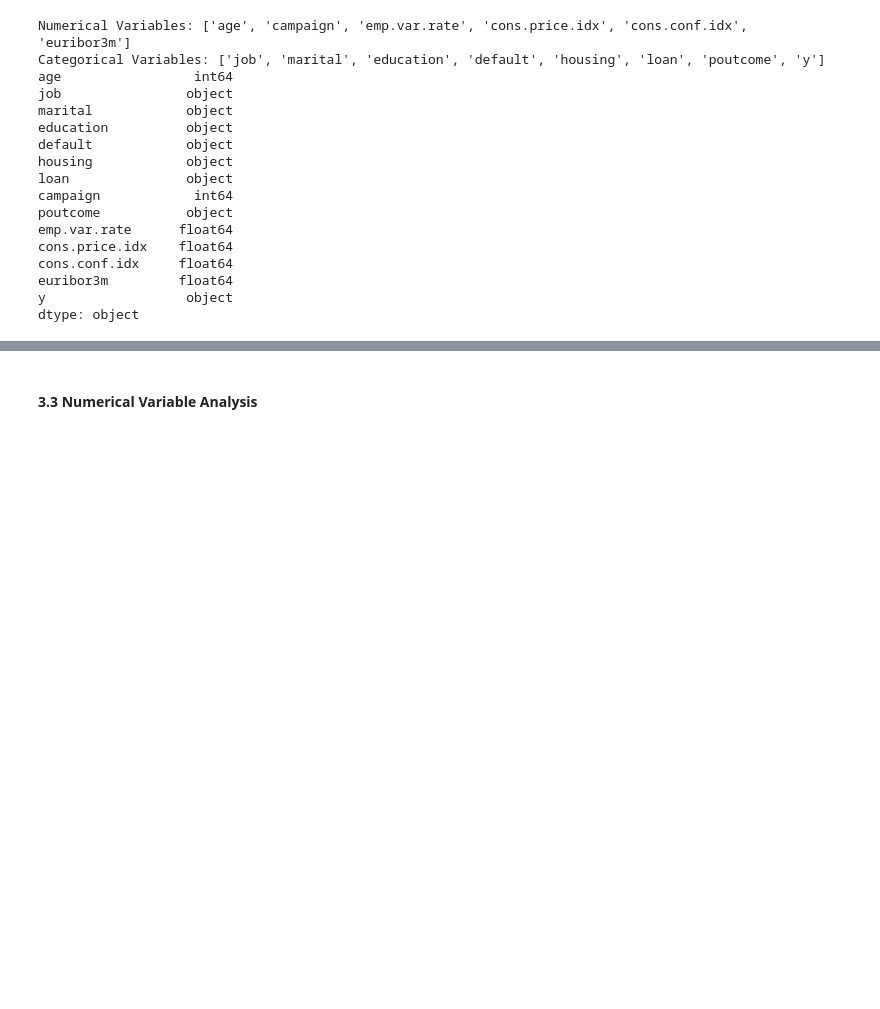
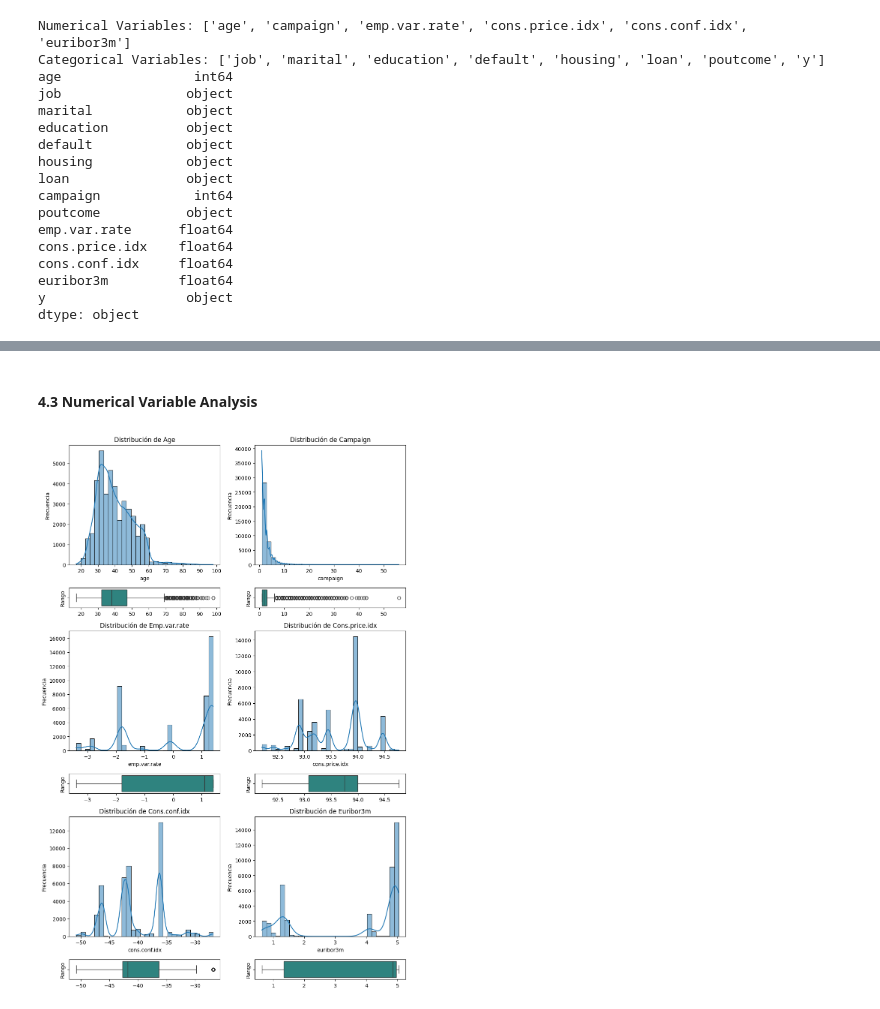
Before and after one commit to 4GeeksAcademy/logistic-regresion, a Jupyter notebook: src/explore.ipynb, the cells around one changed output, grey strips where cells are left out. Saved outputs shown, nothing was run; the diff lists cells and outputs as text; code cells hidden in the pictures; blank space fills up the shorter version.

```diff
--- a/src/explore.ipynb
+++ b/src/explore.ipynb
@@ -150,2 +168,55 @@ histplot(categorical_variables, cleaned_data, axis)
 # %% [markdown]
-#### 3.3 Numerical Variable Analysis
+#### 4.3 Numerical Variable Analysis
+# %%
+def numerical_plot(columns: list[str], data: pd.DataFrame):
+    num_variables = len(columns)
+    ncols = 2
+
+    total_rows_for_plots = math.ceil(num_variables / ncols) * 2
+
+    height_ratios = [6 if i % 2 == 0 else 1 for i in range(total_rows_for_plots)]
+
+    fig, axes = plt.subplots(nrows=total_rows_for_plots, ncols=ncols,
+                             figsize=(10, 2.5 * total_rows_for_plots),
+                             gridspec_kw={'height_ratios': height_ratios})
+
+    if num_variables == 1:
+        axes = axes.reshape(-1, 1)
+
+    for i, column_name in enumerate(columns):
+        row_pair_idx = i // ncols
+        col_in_grid = i % ncols
+
+        hist_row = row_pair_idx * 2
+        box_row = hist_row + 1
+
+        ax_hist = axes[hist_row, col_in_grid]
+        ax_box = axes[box_row, col_in_grid]
+
+        sns.histplot(data=data, x=column_name, kde=True, bins=30, ax=ax_hist, palette='viridis')
+        ax_hist.set_title(f'Distribución de {column_name.replace("_", " ").capitalize()}', fontsize=12)
+        ax_box.set_xlabel(column_name.title().replace("_", " "), fontsize=10)
+        ax_hist.set_ylabel('Frecuencia', fontsize=10)
+
+        sns.boxplot(data=data, x=column_name, ax=ax_box, palette='viridis')
+        ax_box.set_ylabel('Rango', fontsize=10)
+        ax_box.set_xlabel('')
+        ax_box.tick_params(axis='y', labelleft=False)
+
+    num_plots_generated = len(columns)
+
+    for j in range(num_plots_generated, math.ceil(num_variables / ncols) * ncols):
+        row_to_delete_hist = (j // ncols) * 2
+        col_to_delete = j % ncols
+
+        if row_to_delete_hist < axes.shape[0] and col_to_delete < axes.shape[1]:
+            if not axes[row_to_delete_hist, col_to_delete].get_children():
+                fig.delaxes(axes[row_to_delete_hist, col_to_delete])
+                fig.delaxes(axes[row_to_delete_hist + 1, col_to_delete])
+
+    plt.tight_layout()
+    plt.show()
+
+numerical_plot(numerical_variables, cleaned_data)
+# %% [output]
+[figure, added]
```
Also changed, not shown: parts of 15 cells of this notebook.
